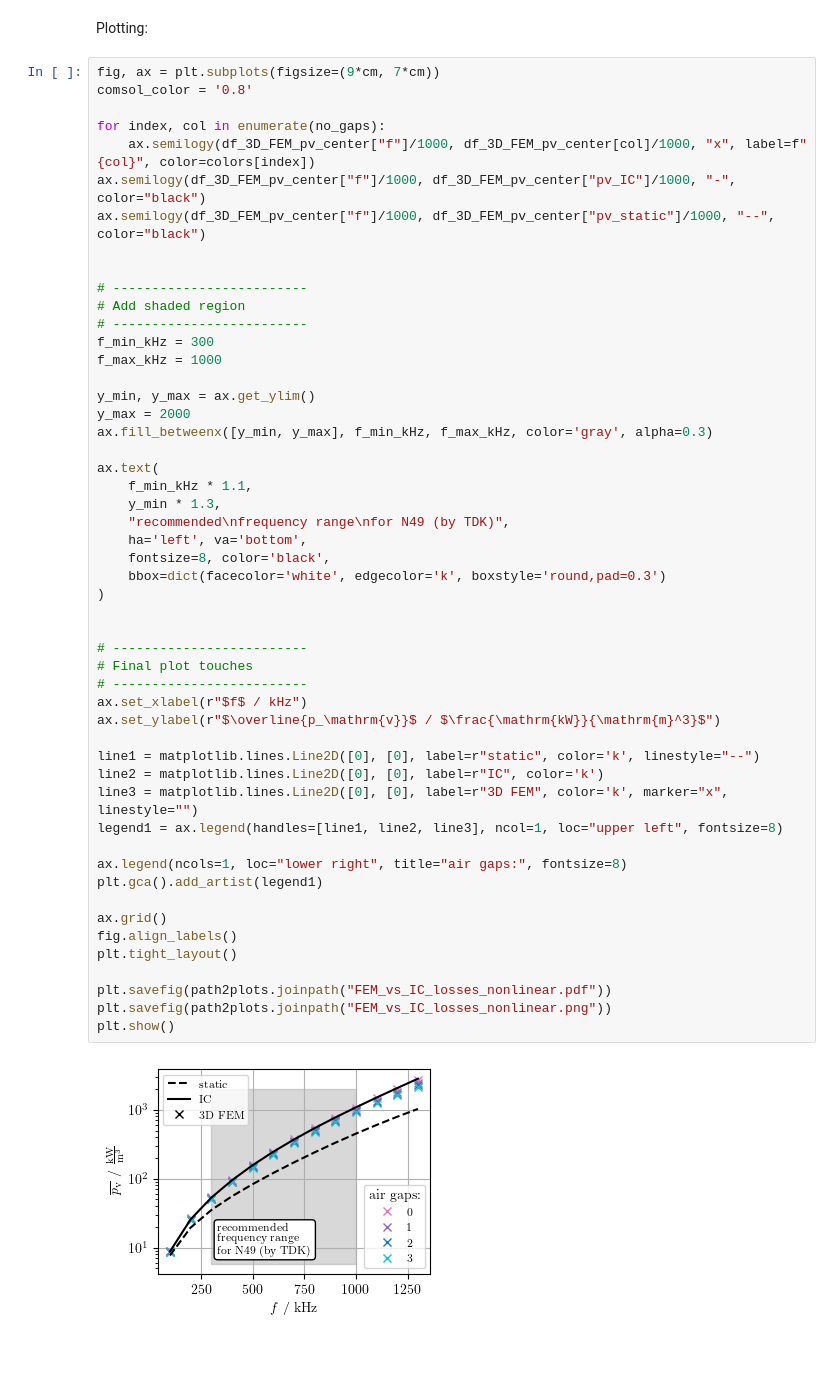
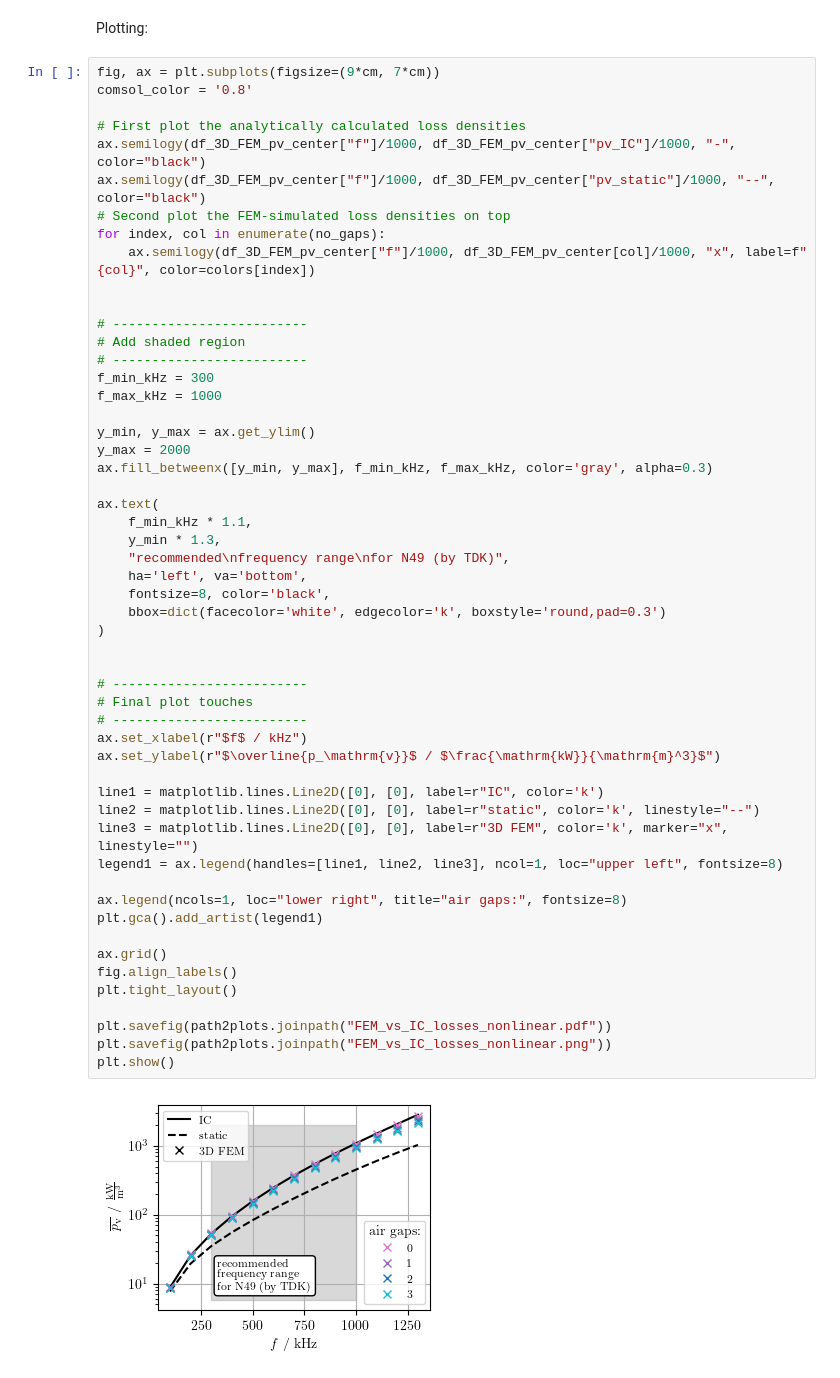
Before and after one commit to upb-lea/dimensional-performance-factor, a Jupyter notebook: dev/IC_vs_FEM.ipynb, the cells around one changed output. Cells and saved outputs as stored; diff of their text form.

```diff
--- a/dev/IC_vs_FEM.ipynb
+++ b/dev/IC_vs_FEM.ipynb
@@ -315,10 +315,12 @@ Plotting:
 fig, ax = plt.subplots(figsize=(9*cm, 7*cm))
 comsol_color = '0.8'
 
+# First plot the analytically calculated loss densities
+ax.semilogy(df_3D_FEM_pv_center["f"]/1000, df_3D_FEM_pv_center["pv_IC"]/1000, "-", color="black")
+ax.semilogy(df_3D_FEM_pv_center["f"]/1000, df_3D_FEM_pv_center["pv_static"]/1000, "--", color="black")
+# Second plot the FEM-simulated loss densities on top
 for index, col in enumerate(no_gaps):
     ax.semilogy(df_3D_FEM_pv_center["f"]/1000, df_3D_FEM_pv_center[col]/1000, "x", label=f"{col}", color=colors[index])
-ax.semilogy(df_3D_FEM_pv_center["f"]/1000, df_3D_FEM_pv_center["pv_IC"]/1000, "-", color="black")
-ax.semilogy(df_3D_FEM_pv_center["f"]/1000, df_3D_FEM_pv_center["pv_static"]/1000, "--", color="black")
 
 
 # -------------------------
@@ -334,33 +336,33 @@ ax.fill_betweenx([y_min, y_max], f_min_kHz, f_max_kHz, color='gray', alpha=0.3)
 ax.text(
     f_min_kHz * 1.1,
     y_min * 1.3,
     "recommended\nfrequency range\nfor N49 (by TDK)",
     ha='left', va='bottom',
     fontsize=8, color='black',
     bbox=dict(facecolor='white', edgecolor='k', boxstyle='round,pad=0.3')
 )
 
 
 # -------------------------
 # Final plot touches
 # -------------------------
 ax.set_xlabel(r"$f$ / kHz")
 ax.set_ylabel(r"$\overline{p_\mathrm{v}}$ / $\frac{\mathrm{kW}}{\mathrm{m}^3}$")
 
-line1 = matplotlib.lines.Line2D([0], [0], label=r"static", color='k', linestyle="--")
-line2 = matplotlib.lines.Line2D([0], [0], label=r"IC", color='k')
+line1 = matplotlib.lines.Line2D([0], [0], label=r"IC", color='k')
+line2 = matplotlib.lines.Line2D([0], [0], label=r"static", color='k', linestyle="--")
 line3 = matplotlib.lines.Line2D([0], [0], label=r"3D FEM", color='k', marker="x", linestyle="")
 legend1 = ax.legend(handles=[line1, line2, line3], ncol=1, loc="upper left", fontsize=8)
 
 ax.legend(ncols=1, loc="lower right", title="air gaps:", fontsize=8)
 plt.gca().add_artist(legend1)
 
 ax.grid()
 fig.align_labels()
 plt.tight_layout()
 
 plt.savefig(path2plots.joinpath("FEM_vs_IC_losses_nonlinear.pdf"))
 plt.savefig(path2plots.joinpath("FEM_vs_IC_losses_nonlinear.png"))
 plt.show()
 # %% [output]
-[figure, old version]
+[figure, new version]
```
Also changed, not shown: parts of 2 cells of this notebook, 1 other file.
